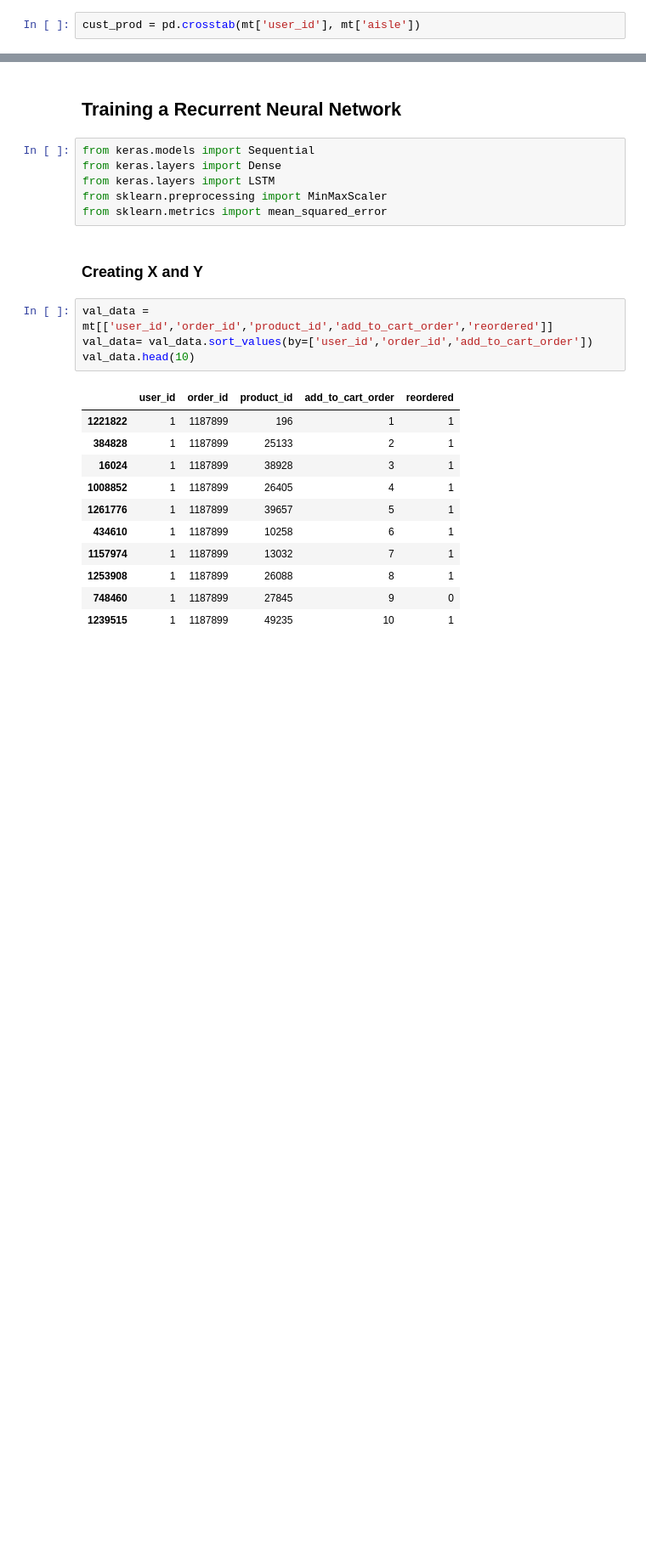
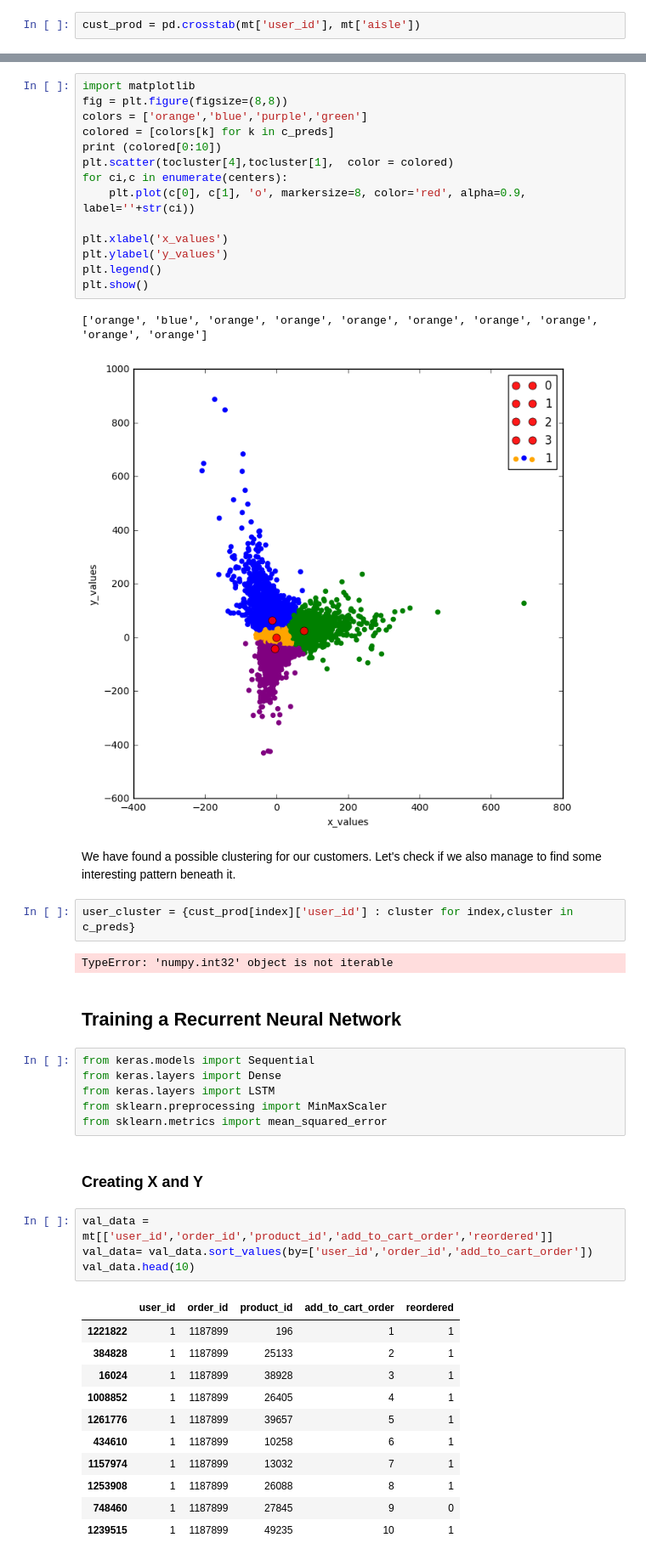
Before and after one commit to asindico/Instacart-Analysis, a Jupyter notebook: notebook.ipynb, the cells around one changed output, grey strips where cells are left out. Shown: that part at 85% size. Saved outputs shown, nothing was run; the diff lists cells and outputs as text; blank space fills up the shorter version.

```diff
--- a/notebook.ipynb
+++ b/notebook.ipynb
@@ -167,3 +233,26 @@ cust_prod.head()
+# %%
+import matplotlib
+fig = plt.figure(figsize=(8,8))
+colors = ['orange','blue','purple','green']
+colored = [colors[k] for k in c_preds]
+print (colored[0:10])
+plt.scatter(tocluster[4],tocluster[1],  color = colored)
+for ci,c in enumerate(centers):
+    plt.plot(c[0], c[1], 'o', markersize=8, color='red', alpha=0.9, label=''+str(ci))
+
+plt.xlabel('x_values')
+plt.ylabel('y_values')
+plt.legend()
+plt.show()
+# %% [output]
+['orange', 'blue', 'orange', 'orange', 'orange', 'orange', 'orange', 'orange', 'orange', 'orange']
+[figure, added]
+# %% [markdown]
+We have found a possible clustering for our customers. Let's check if we also manage to find some interesting pattern beneath it.
+# %%
+user_cluster = {cust_prod[index]['user_id'] : cluster for index,cluster in c_preds}
+# %% [output]
+TypeError: 'numpy.int32' object is not iterable
 # %% [markdown]
 ## Training a Recurrent Neural Network
 # %%
```
Also changed, not shown: parts of 20 cells of this notebook.
